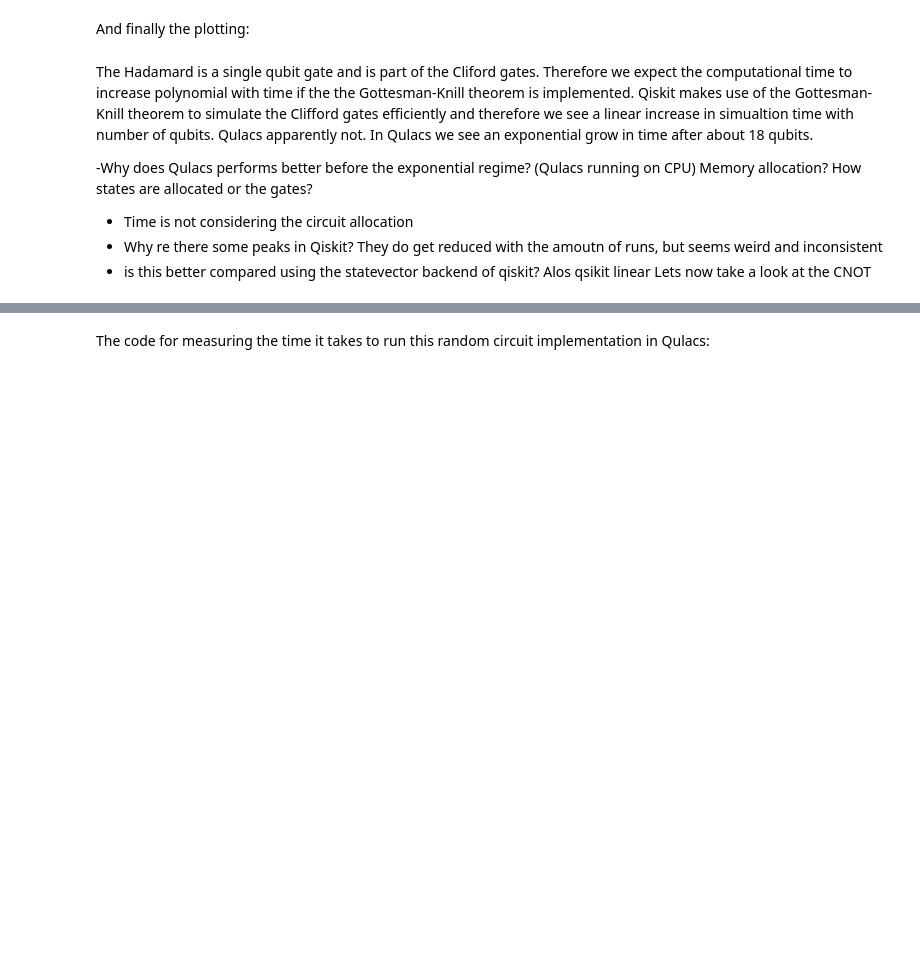
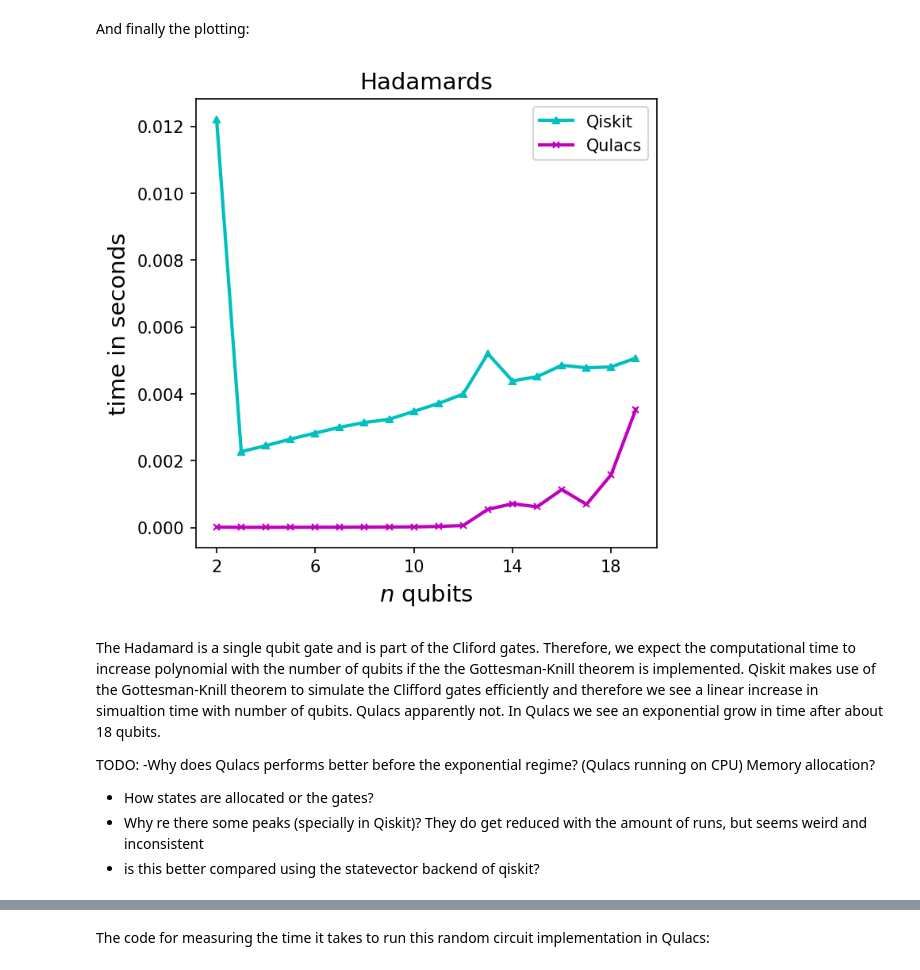
Before and after one commit to sara-nl/QuantumComputing, a Jupyter notebook: notebooks/Basics_and_Benchmarking.ipynb, the cells around one changed output, grey strips where cells are left out. Saved outputs shown, nothing was run; the diff lists cells and outputs as text; code cells hidden in the pictures; blank space fills up the shorter version.

```diff
--- a/notebooks/Basics_and_Benchmarking.ipynb
+++ b/notebooks/Basics_and_Benchmarking.ipynb
@@ -491,39 +507,3 @@ The code for the hadamards circuits in Qulacs:
-# %%
-# Amount of qubits we are going to simulate
-qulQubitsH = 22
-times = 10
-
-# Array for the results to plot them afterwards
-qulHadamards = np.array([], dtype=float)
-
-for p in range(2, qulQubitsH):
-    tt_tot = 0.0
-    for t in range(times):
-
-
-        state = QuantumState(p)
-        state.set_zero_state()
-
-        circuit = QC(p)
-        t_start = time.perf_counter()
-
-        for i in range(p):
-            circuit.add_H_gate(i)
-
-        circuit.update_quantum_state(state)
-        #output = state
-        del circuit
-        del state
-
-        t_stop = time.perf_counter()
-        t_tot = t_stop - t_start
-
-        tt_tot += t_tot
-
-    t_avg = tt_tot / times
-    qulHadamards = np.append(qulHadamards, [t_avg])
-
-print(qulHadamards)
 # %% [markdown]
 Some plotting adjustments for the ranges:
 # %%
@@ -535,6 +515,8 @@ if qisQubitsH < qulQubitsH:
 elif qisQubitsH > qulQubitsH:
     for i in range(qisQubitsH - qulQubitsH):
         qulHadamards = np.append(qulHadamards, [np.nan])
+        qulacsmem = np.append(qulacsmem, [np.nan])
+
     y1 = range(2, qisQubitsH)
 else:
     y1 = range(2, qisQubitsH)
@@ -542,41 +524,37 @@ else:
 And finally the plotting:
 # %%
 fig, ax = plt.subplots(1, 1, figsize=(5, 5), dpi=150)
-y1 = range(2, qisQubitsH)
 # the whole graph
 ax.plot(y1, qisHadamards, 'c', label='Qiskit', linewidth=2, marker='^', markersize=4)
-ax.plot(y1, qisHadamards2, 'c', label='Qiskit circuit', linewidth=2, marker='*', markersize=4)
-ax.plot(y1, qisHadamards3, 'c', label='Qiskit full', linewidth=2, marker='', markersize=4)
-
-#ax.plot(y1, qulHadamards, 'm', label='Qulacs', linewidth=2, marker='x', markersize=4)
+ax.plot(y1, qulHadamards, 'm', label='Qulacs', linewidth=2, marker='x', markersize=4)
 plt.xticks(np.arange(2, qisQubitsH, step=4))
 plt.title('Hadamards', fontsize=14)
 
 plt.xlabel('$n$ qubits', fontsize=14)
 plt.ylabel('time in seconds', fontsize=14)
 ax.legend()
 
 # zoomed in part
 #axins = inset_axes(ax, width="40%", height=1., loc='center right', borderpad=2)
 #mark_inset(ax, axins, loc1=3, loc2=4, fc='none', ec='0.5')
 
 #axins.plot(y1, qisHadamards, 'c', label='Qiskit', linewidth=2, marker='^', markersize=4)
 #axins.plot(y1, qulHadamards, 'm', label='Qulacs', linewidth=2, marker='x', markersize=4)
 
 #ax.set_xlim(2, 10)
 #ax.set_ylim(-0.01, 0.1)
 #plt.xticks(np.arange(2, 66, step=10))
 
 # show the whole graph
 plt.show()
+# %% [output]
+[figure, added]
 # %% [markdown]
 The Hadamard is a single qubit gate and is part of the Cliford gates.
-Therefore we expect the computational time to increase polynomial with time if the the Gottesman-Knill theorem is implemented. Qiskit makes use of the Gottesman-Knill theorem to simulate the Clifford gates efficiently and therefore we see a linear increase in simualtion time with number of qubits. Qulacs apparently not.
-In Qulacs we see an exponential grow in time after about 18 qubits.
+Therefore, we expect the computational time to increase polynomial with the number of qubits if the the Gottesman-Knill theorem is implemented. Qiskit makes use of the Gottesman-Knill theorem to simulate the Clifford gates efficiently and therefore we see a linear increase in simualtion time with number of qubits. Qulacs apparently not. In Qulacs we see an exponential grow in time after about 18 qubits.
 
+TODO:
  -Why does Qulacs performs better before the exponential regime? (Qulacs running on CPU) Memory allocation?
- How states are allocated or the gates?
-- Time is not considering the circuit allocation
-- Why re there some peaks in Qiskit? They do get reduced with the amoutn of runs, but seems weird and inconsistent
-- is this better compared using the statevector backend of qiskit? Alos qsikit linear
-Lets now take a look at the CNOT
+- How states are allocated or the gates?
+- Why re there some peaks (specially in Qiskit)? They do get reduced with the amount of runs, but seems weird and inconsistent
+- is this better compared using the statevector backend of qiskit?
```
Also changed, not shown: parts of 72 cells of this notebook.
